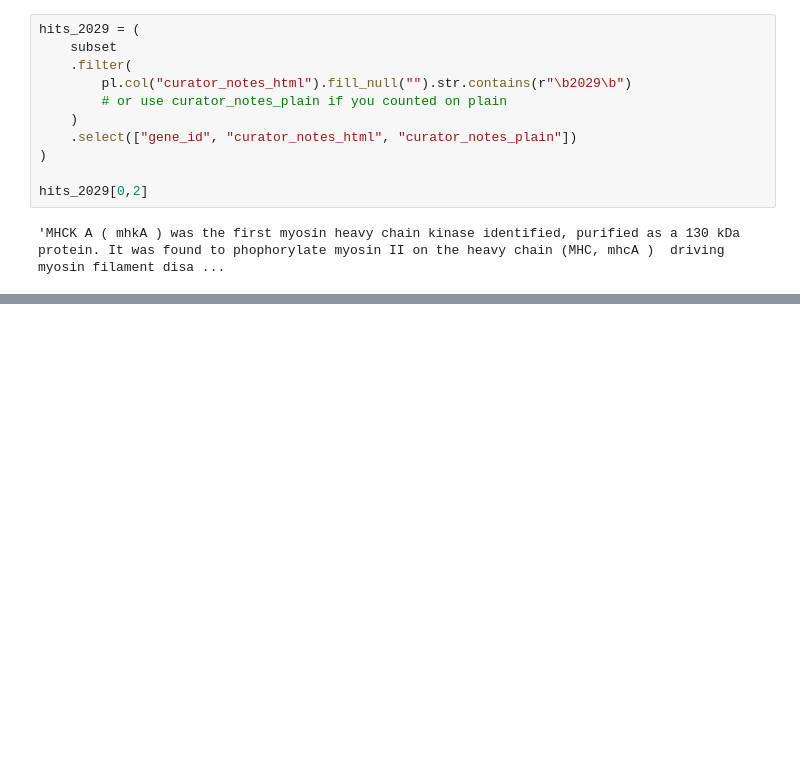
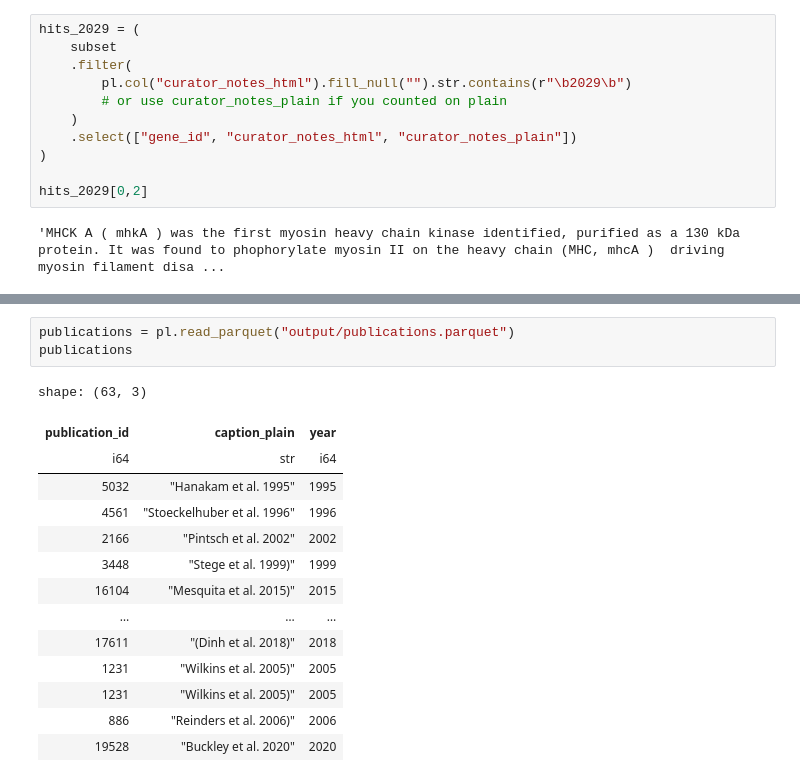
Before and after one commit to fulaibaowang/dictycite, a Jupyter notebook: dicty_curator_notes.ipynb, the cells around one changed output, grey strips where cells are left out. Saved outputs shown, nothing was run; the diff lists cells and outputs as text; blank space fills up the shorter version.

```diff
--- a/dicty_curator_notes.ipynb
+++ b/dicty_curator_notes.ipynb
@@ -746,0 +767,18 @@ hits_2029[0,2]
+# %%
+publications = pl.read_parquet("output/publications.parquet")
+publications
+# %% [output]
+shape: (63, 3)
+| publication_id | caption_plain | year |
+| i64 | str | i64 |
+| 5032 | "Hanakam et al. 1995" | 1995 |
+| 4561 | "Stoeckelhuber et al. 1996" | 1996 |
+| 2166 | "Pintsch et al. 2002" | 2002 |
+| 3448 | "Stege et al. 1999)" | 1999 |
+| 16104 | "Mesquita et al. 2015)" | 2015 |
+| … | … | … |
+| 17611 | "(Dinh et al. 2018)" | 2018 |
+| 1231 | "Wilkins et al. 2005)" | 2005 |
+| 1231 | "Wilkins et al. 2005)" | 2005 |
+| 886 | "Reinders et al. 2006)" | 2006 |
+| 19528 | "Buckley et al. 2020" | 2020 |
```
Also changed, not shown: parts of 5 cells of this notebook, 2 other files.
